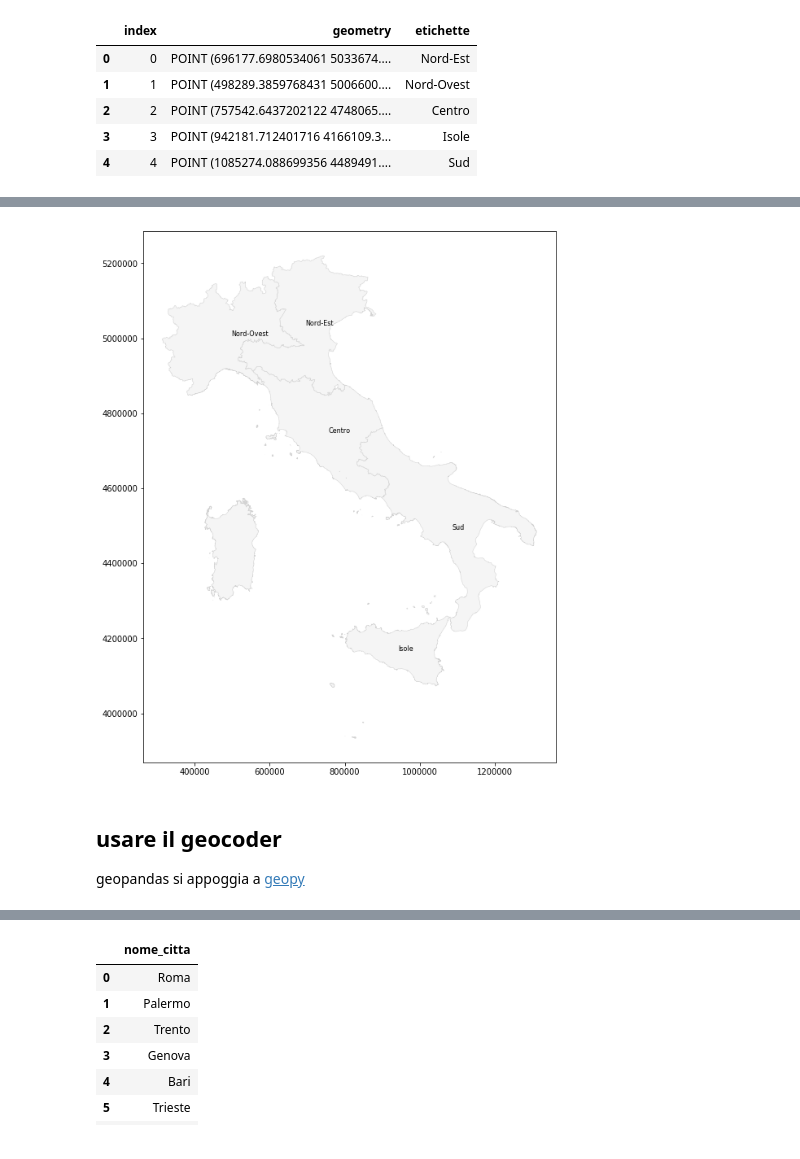
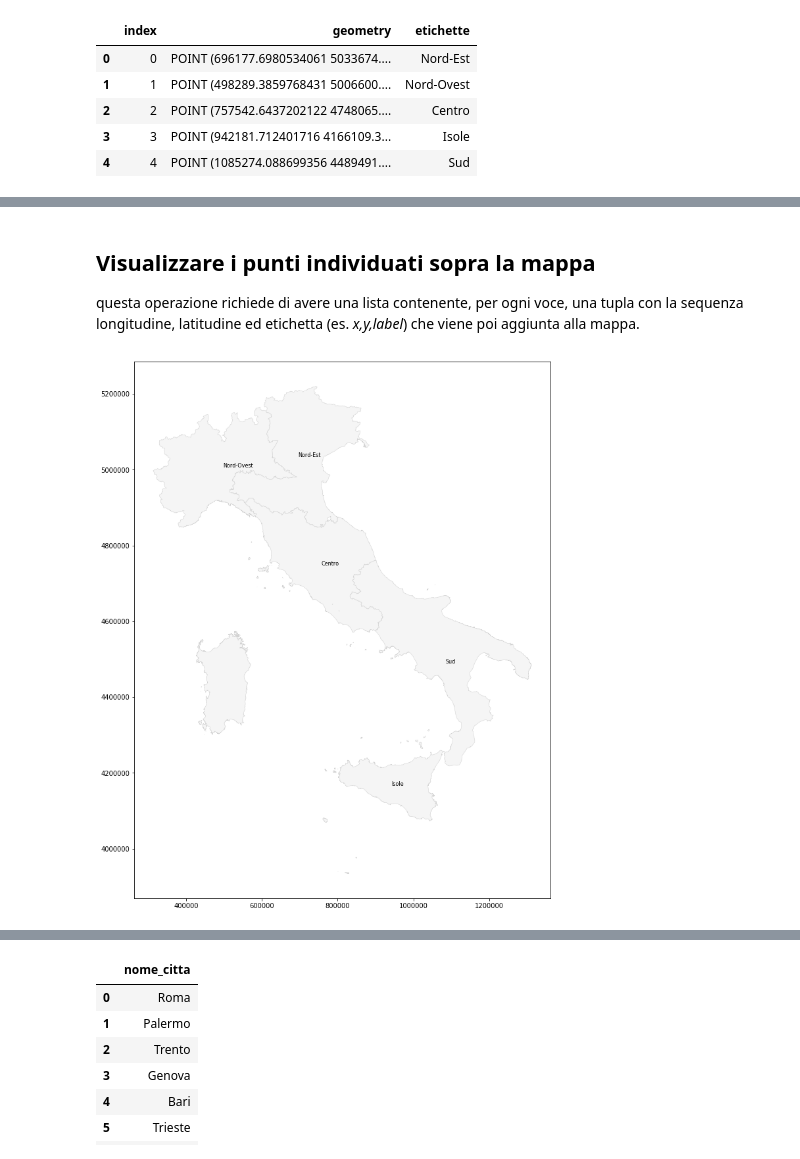
Before and after one commit to napo/geopandas_esempi, a Jupyter notebook: dati istat.ipynb, the cells around one changed output, grey strips where cells are left out. Drawn from its saved outputs; the diff is of its cells as text; code cells hidden in the pictures.

```diff
--- a/dati istat.ipynb
+++ b/dati istat.ipynb
@@ -199,12 +242,11 @@ plt.show()
+# %% [markdown]
+<a name="addlabels"><h2>Visualizzare i punti individuati sopra la mappa</h2></a>
+questa operazione richiede di avere una lista contenente, per ogni voce, una tupla con la sequenza longitudine, latitudine ed etichetta (es. *x,y,label*) che viene poi aggiunta alla mappa.
 # %%
-ax = ripartizioni_geografiche.plot(figsize = (15, 12), color = "whitesmoke", edgecolor = "lightgrey", linewidth = 0.5)
-texts = []
+testi = []
+tela = ripartizioni_geografiche.plot(figsize = (15, 15), color = "whitesmoke", edgecolor = "lightgrey", linewidth = 0.5)
 
 for x, y, label in zip(punti_rappresentativi.geometry.x, punti_rappresentativi.geometry.y, punti_rappresentativi["etichette"]):
-    texts.append(plt.text(x, y, label, fontsize = 8))
+    testi.append(plt.text(x, y, label, fontsize = 8))
 # %% [output]
-[figure, old version]
+[figure, new version]
-# %% [markdown]
-## usare il geocoder
-
-geopandas si appoggia a [geopy](https://geopy.readthedocs.io/en/stable/)
```
Also changed, not shown: parts of 85 cells of this notebook.
